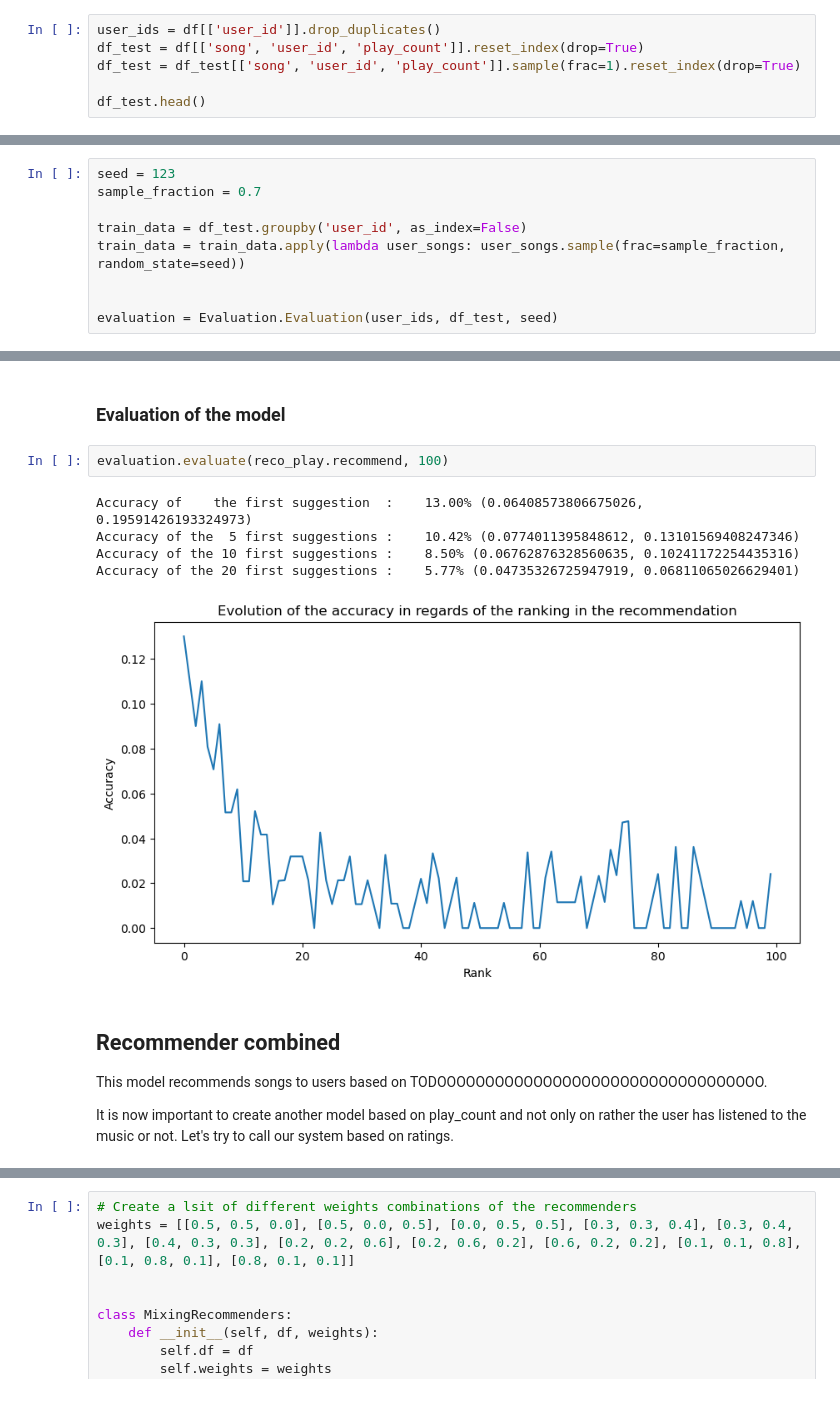
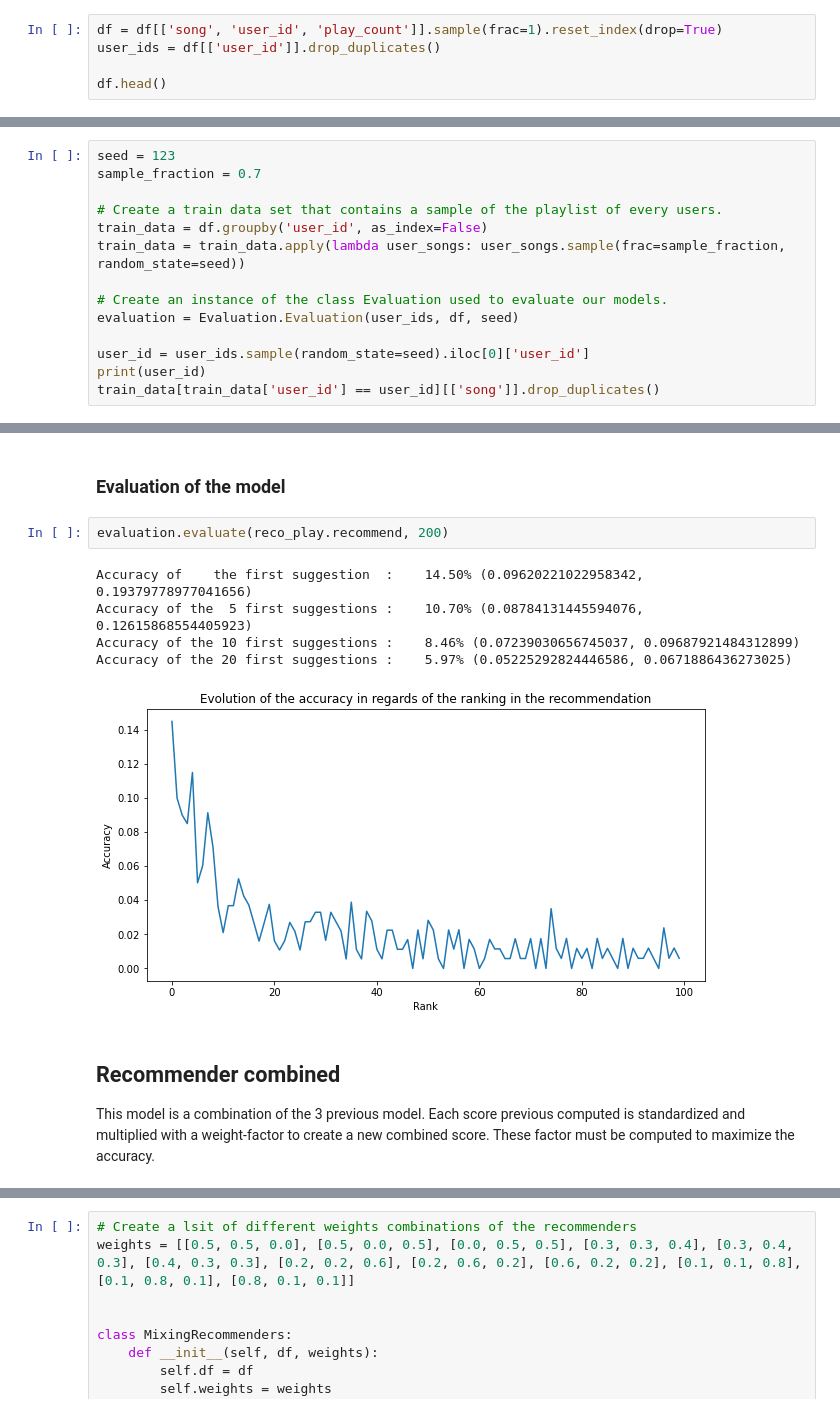
Before and after one commit to PierreChag/fml-spotify-recommendation, a Jupyter notebook: Recommender.ipynb, the cells around one changed output, grey strips where cells are left out. Drawn from its saved outputs; the diff is of its cells as text.

```diff
--- a/Recommender.ipynb
+++ b/Recommender.ipynb
@@ -47,10 +49,9 @@ df = df[df['user_n_songs'] >= min_songs].drop_duplicates()
 # Keep only the songs that were listened by at least 10 users
 df = df[df['song_n_users'] >= min_listenings].drop_duplicates()
 # %%
+df = df[['song', 'user_id', 'play_count']].sample(frac=1).reset_index(drop=True)
 user_ids = df[['user_id']].drop_duplicates()
-df_test = df[['song', 'user_id', 'play_count']].reset_index(drop=True)
-df_test = df_test[['song', 'user_id', 'play_count']].sample(frac=1).reset_index(drop=True)
 
-df_test.head()
+df.head()
 # %% [output]
 |  | song | user_id | play_count |
@@ -72,8 +68,13 @@ user_id = user[i]
 seed = 123
 sample_fraction = 0.7
 
-train_data = df_test.groupby('user_id', as_index=False)
+# Create a train data set that contains a sample of the playlist of every users.
+train_data = df.groupby('user_id', as_index=False)
 train_data = train_data.apply(lambda user_songs: user_songs.sample(frac=sample_fraction, random_state=seed))
 
+# Create an instance of the class Evaluation used to evaluate our models.
+evaluation = Evaluation.Evaluation(user_ids, df, seed)
 
-evaluation = Evaluation.Evaluation(user_ids, df_test, seed)
+user_id = user_ids.sample(random_state=seed).iloc[0]['user_id']
+print(user_id)
+train_data[train_data['user_id'] == user_id][['song']].drop_duplicates()
@@ -165,16 +174,14 @@ reco_play.recommend('ca055b9072e5a68d89f42099869213404f56a981', 10)[0]
 # %% [markdown]
 ### Evaluation of the model
 # %%
-evaluation.evaluate(reco_play.recommend, 100)
+evaluation.evaluate(reco_play.recommend, 200)
 # %% [output]
-Accuracy of    the first suggestion  :    13.00% (0.06408573806675026, 0.19591426193324973)
-Accuracy of the  5 first suggestions :    10.42% (0.0774011395848612, 0.13101569408247346)
-Accuracy of the 10 first suggestions :    8.50% (0.06762876328560635, 0.10241172254435316)
-Accuracy of the 20 first suggestions :    5.77% (0.04735326725947919, 0.06811065026629401)
+Accuracy of    the first suggestion  :    14.50% (0.09620221022958342, 0.19379778977041656)
+Accuracy of the  5 first suggestions :    10.70% (0.08784131445594076, 0.12615868554405923)
+Accuracy of the 10 first suggestions :    8.46% (0.07239030656745037, 0.09687921484312899)
+Accuracy of the 20 first suggestions :    5.97% (0.05225292824446586, 0.0671886436273025)
-[figure, old version]
+[figure, new version]
-# %% [markdown]
-## Recommender combined
-
-This model recommends songs to users based on TODOOOOOOOOOOOOOOOOOOOOOOOOOOOOOOOOOO.
-
-It is now important to create another model based on play_count and not only on rather the user has listened to the music or not. Let's try to call our system based on ratings.
+# %% [markdown]
+## Recommender combined
+
+This model is a combination of the 3 previous model. Each score previous computed is standardized and multiplied with a weight-factor to create a new combined score. These factor must be computed to maximize the accuracy.
```
Also changed, not shown: parts of 20 cells of this notebook, 3 other files.
